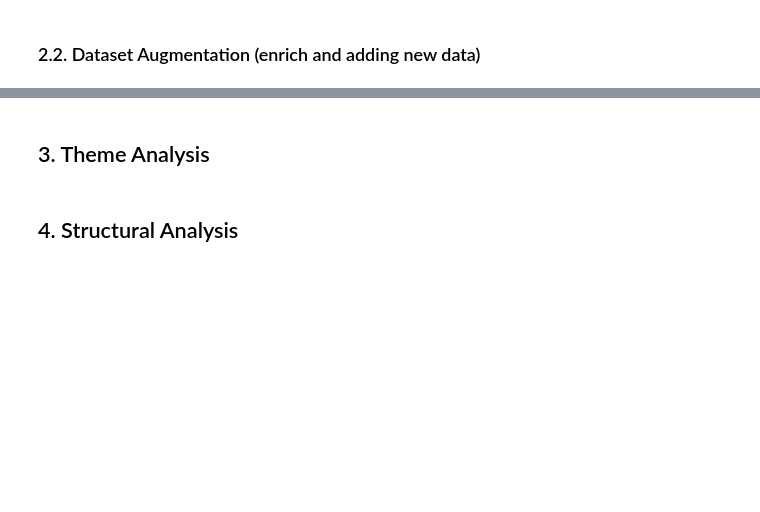
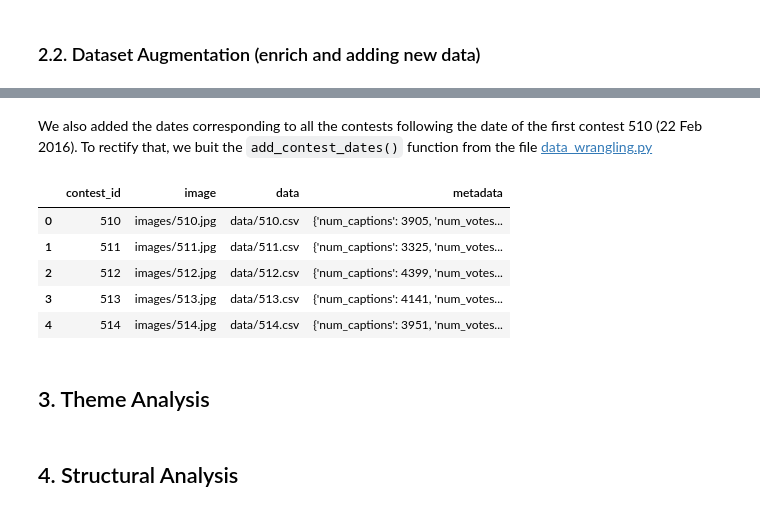
Before and after one commit to epfl-ada/ada-2025-project-json-derulo, a Jupyter notebook: src/Milestone_P2/Milestone_P2.ipynb, the cells around one changed output, grey strips where cells are left out. Drawn from its saved outputs; the diff is of its cells as text; code cells hidden in the pictures; blank space fills up the shorter version.

````diff
--- a/src/Milestone_P2/Milestone_P2.ipynb
+++ b/src/Milestone_P2/Milestone_P2.ipynb
@@ -272,3 +300,15 @@ To correct the corrupted rows problem, we used two criterias which can be consul
+# %% [markdown]
+We also added the dates corresponding to all the contests following the date of the first contest 510 (22 Feb 2016). To rectify that, we buit the ```add_contest_dates()``` function from the file [data_wrangling.py](../../src/Milestone_P2/utils/data_wrangling.py)
+# %%
+df_contest_dates= dw.add_contest_dates(df_contest_updated)
+df_contest_dates.head()
+# %% [output]
+|  | contest_id | image | data | metadata |
+| 0 | 510 | images/510.jpg | data/510.csv | {'num_captions': 3905, 'num_votes... |
+| 1 | 511 | images/511.jpg | data/511.csv | {'num_captions': 3325, 'num_votes... |
+| 2 | 512 | images/512.jpg | data/512.csv | {'num_captions': 4399, 'num_votes... |
+| 3 | 513 | images/513.jpg | data/513.csv | {'num_captions': 4141, 'num_votes... |
+| 4 | 514 | images/514.jpg | data/514.csv | {'num_captions': 3951, 'num_votes... |
 # %% [markdown]
 ## 3. Theme Analysis
 # %% [markdown]
````
Also changed, not shown: parts of 10 cells of this notebook, 1 other file.
